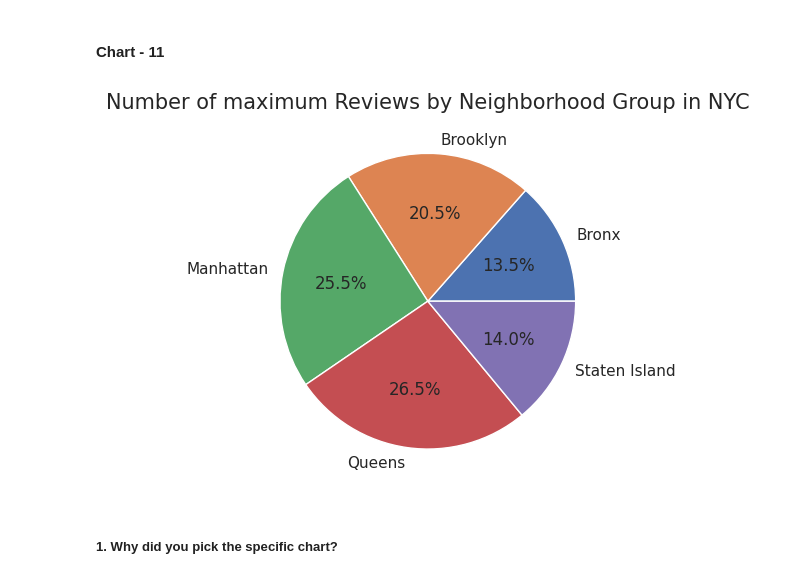
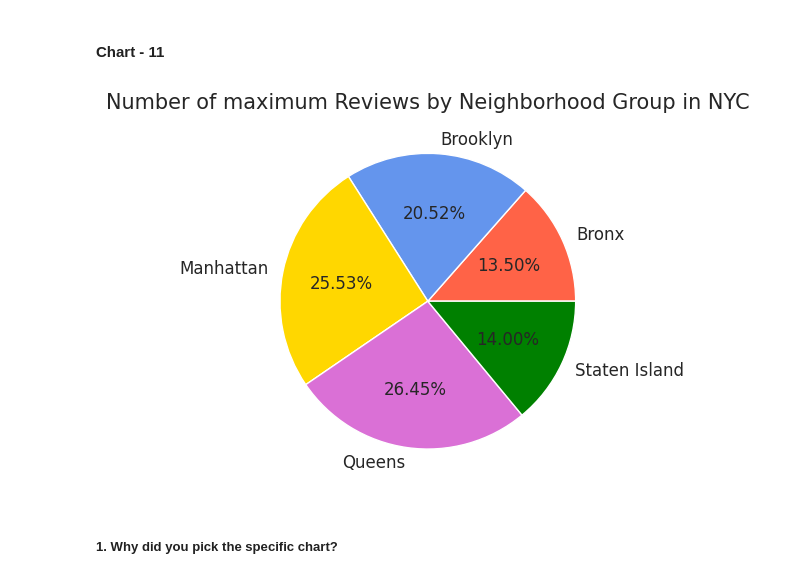
Before and after one commit to shashankmorker/AIR_BNB-EDA, a Jupyter notebook: Capstone_Project_EDA_Airbnb_Booking_Analysis.ipynb, the cells around one changed output. Saved outputs shown, nothing was run; the diff lists cells and outputs as text; code cells hidden in the pictures.

Commit message:
Commit - 3 EDA(Visualization)

```diff
--- a/Capstone_Project_EDA_Airbnb_Booking_Analysis.ipynb
+++ b/Capstone_Project_EDA_Airbnb_Booking_Analysis.ipynb
@@ -880,20 +882,23 @@ Most of the customers prefer booking Entire Appartment/Home and private room. So
 # %% [markdown]
 #### Chart - 11
 # %%
-# Chart - 11 visualization code.
-# Group the Airbnb data by neighbourhood group
 reviews_by_neighbourhood_group = df.groupby("neighbourhood_group")["total_reviews"].max()
 
-# Create a pie chart to visualize the distribution of maximum number of reviews among different neighbourhood groups
-plt.pie(reviews_by_neighbourhood_group, labels=reviews_by_neighbourhood_group.index, autopct='%1.1f%%')
-
-# Add a title to the chart
+plt.pie(
+    x= reviews_by_neighbourhood_group,
+    labels= reviews_by_neighbourhood_group.index,
+    autopct='%1.2f%%',
+    textprops={'fontsize':12},
+    colors=[
+        # matplotlib named colors
+        'tomato', 'cornflowerblue', 'gold', 'orchid', 'green',
+        # any color using the color codes
+        "#77BFE2"]
+)
 plt.title("Number of maximum Reviews by Neighborhood Group in NYC", fontsize='15')
-
-# Display the chart
 plt.show()
 # %% [output]
-[figure, old version]
+[figure, new version]
 # %% [markdown]
 ##### 1. Why did you pick the specific chart?
 # %% [markdown]
```
Also changed, not shown: parts of 30 cells of this notebook.
